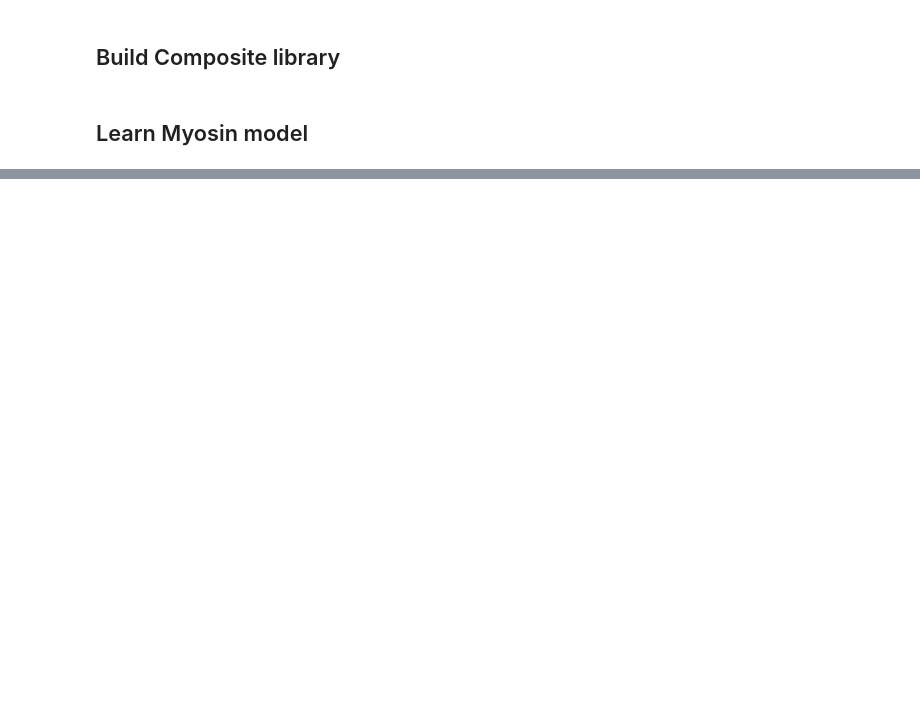
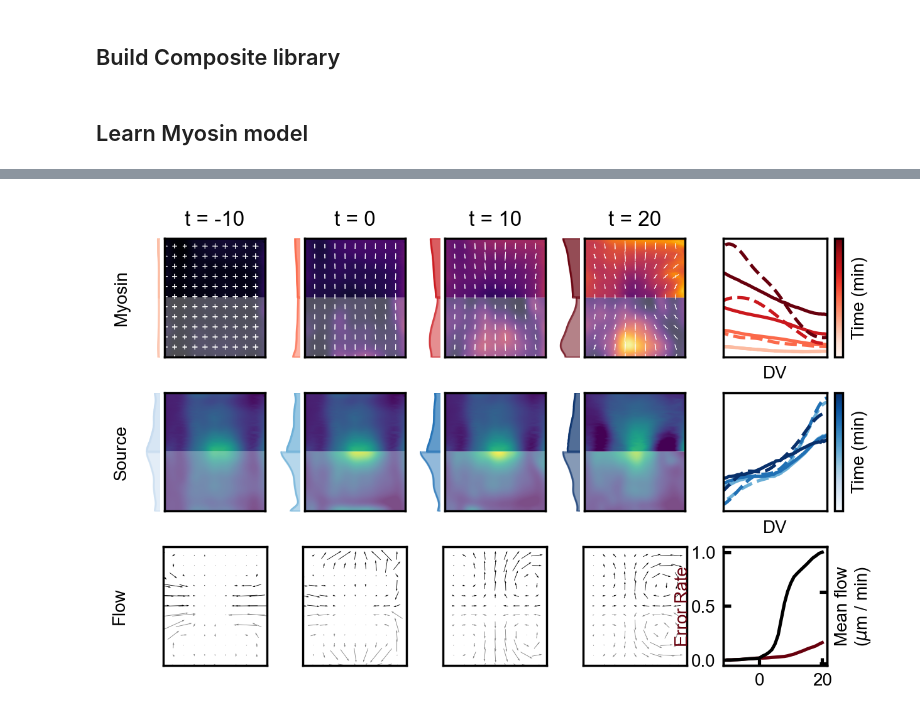
Before and after one commit to jcolen/drosophila_morphogenesis, a Jupyter notebook: LearnMeshModel.ipynb, the cells around one changed output, grey strips where cells are left out. Saved outputs shown, nothing was run; the diff lists cells and outputs as text; code cells hidden in the pictures; blank space fills up the shorter version.

Commit message:
Refactor of VAE models and some new figures

```diff
--- a/LearnMeshModel.ipynb
+++ b/LearnMeshModel.ipynb
@@ -30,13 +30,12 @@ libraries = [
 ]
 
 extra_functions = [
+    lambda data: active_strain_decomposition_mesh(data, key='m_ij'),
+    lambda data: symmetric_tensor_couple(data, ['m_ij', 'm_ij']),
+    lambda data: symmetric_tensor_couple(data, ['m_ij', 'E_full', 'E_passive', 'E_active']),
+    lambda data: add_static_sources_mesh(data, couple='m_ij'),
+    lambda data: multiply_tensor_by_scalar(data, None, ['c']),
     lambda data: material_derivative_terms(data, key='m_ij'),
-    #lambda data: add_static_sources(data, couple='m_ij'),
-    lambda data: active_strain_decomposition_mesh(data, key='m_ij'),
-    #lambda data: symmetric_tensor_couple(data, ['m_ij', 'm_ij']),
-    lambda data: symmetric_tensor_couple(data, ['m_ij', 'E_full', 'E_passive', 'E_active']),
-    lambda data: remove_terms(data, max_space_order=1),
-    lambda data: multiply_tensor_by_scalar(data, None, ['c']),
 ]
 
 
@@ -53,7 +52,7 @@ with h5py.File('Public/mesh_dynamics_fitting.h5', 'w') as data:
                             libraries,
                             feature_names,
                             extra_functions=extra_functions)
-            take_time_derivatives(group, libraries, window_length=5)
+            take_time_derivatives(group, libraries, window_length=7)
             library_to_tangent_space(group, libraries)
             pbar.update()
 # %% [markdown]
@@ -67,12 +66,11 @@ key = 'm_ij'
 
 info = dict(
     key=key,
-    tmin=0, tmax=20,
+    tmin=-5, tmax=15,
     threshold=1e-2,
     alpha=1e1,
-    n_candidates_to_drop=0,
-    n_models=10,
-    subset_fraction=.25,
+    n_models=5,
+    subset_fraction=.2,
     overleaf_only=False,
     collect_function=collect_mesh_data,
 )
@@ -84,0 +84,67 @@ D_t m_ij = 0.323 E_passive + -3.007 E_passive Tr(m_ij) + -0.362 c E_passive + 3.
+# %%
+from utils.geometry.closed_loop import ClosedLoopMesh
+
+class FittedModel(ClosedLoopMesh):
+    def rhs(self, m, s, v, E):
+        E_a = self.active.transform(E, m)
+        E_p = E - E_a
+        trm = self.einsum_('kkv->v', m)
+        trE = self.einsum_('kkv->v', E)
+        mE  = self.einsum_('ikv,kjv->ijv', m, E_p)
+        mE += self.einsum_('ikv,kjv->ijv', E_p, m)
+
+        #rhs  = (0.050 - 0.027 * s) * m
+        #rhs += (0.014 - 0.003 * s) * self.gamma_dv_ * trm
+        #rhs += 0.398 * s * m * np.einsum('kkv->v', E_a)
+
+        rhs  = (0.087 - 0.075 * s) * m
+        rhs += (0.015 - 0.003 * s) * self.gamma_dv_ * trm
+        rhs -= (0.430 - 0.509 * s) * m * trm
+
+        return rhs
+
+from scipy.interpolate import interp1d
+
+from utils.geometry.geometry_utils import MeshInterpolator
+from utils.decomposition.decomposition_model import LeftRightSymmetrize
+from utils.forecasting.plot_utils import *
+
+#Collect initial conditions - m, c, v, and time
+with h5py.File('Public/myosin_dynamics_fitting.h5', 'r') as h5f:
+    data = h5f['ensemble']
+    tmin, tmax = -10, 20
+
+    t = data['fields/v'].attrs['t']
+    t_mask = np.logical_and(t >= tmin, t <= tmax)
+    m0 = data['fields/m_ij'][t_mask, ...][()]
+    s0 = data['fields/c'][t_mask, ...][()]
+    s0 = LeftRightSymmetrize().fit_transform(s0)
+    v0 = data['fields/v'][t_mask, ...][()]
+    t0 = t[t_mask, ...][()]
+
+#Using a flow field interpolator in the loop instead of a neural network
+mesh_int = MeshInterpolator().fit(None)
+
+v_verts = np.stack([mesh_int.transform(v0[i, ..., 10:-10]) for i in range(len(v0))])
+v_int = interp1d(t0, v_verts, axis=0, fill_value='extrapolate')
+v_model = lambda t, y: v_int(t)
+
+y0 = np.concatenate([
+    mesh_int.transform(m0[0]).reshape([4, 1797]),
+    mesh_int.transform(s0[0]).reshape([1, 1797])
+])
+
+model = FittedModel(v_model=v_model, sigma=.5)
+m, s, v = model.integrate(y0, t0)
+print('Done')
+
+m = np.stack([mesh_int.inverse_transform(m[i]) for i in range(len(m))])
+s = np.stack([mesh_int.inverse_transform(s[i]) for i in range(len(s))])
+v = np.stack([mesh_int.inverse_transform(v[i]) for i in range(len(v))])
+
+comparison_plot(t0,
+                ('Myosin', m, m0),
+                ('Source', s, s0),
+                ('Flow', v, v0),
+                dt=10)
+# %% [output]
@@ -84,0 +155 @@ D_t m_ij = 0.323 E_passive + -3.007 E_passive Tr(m_ij) + -0.362 c E_passive + 3.
+[figure, added]
```
Also changed, not shown: parts of 6 cells of this notebook, 20 other files.
